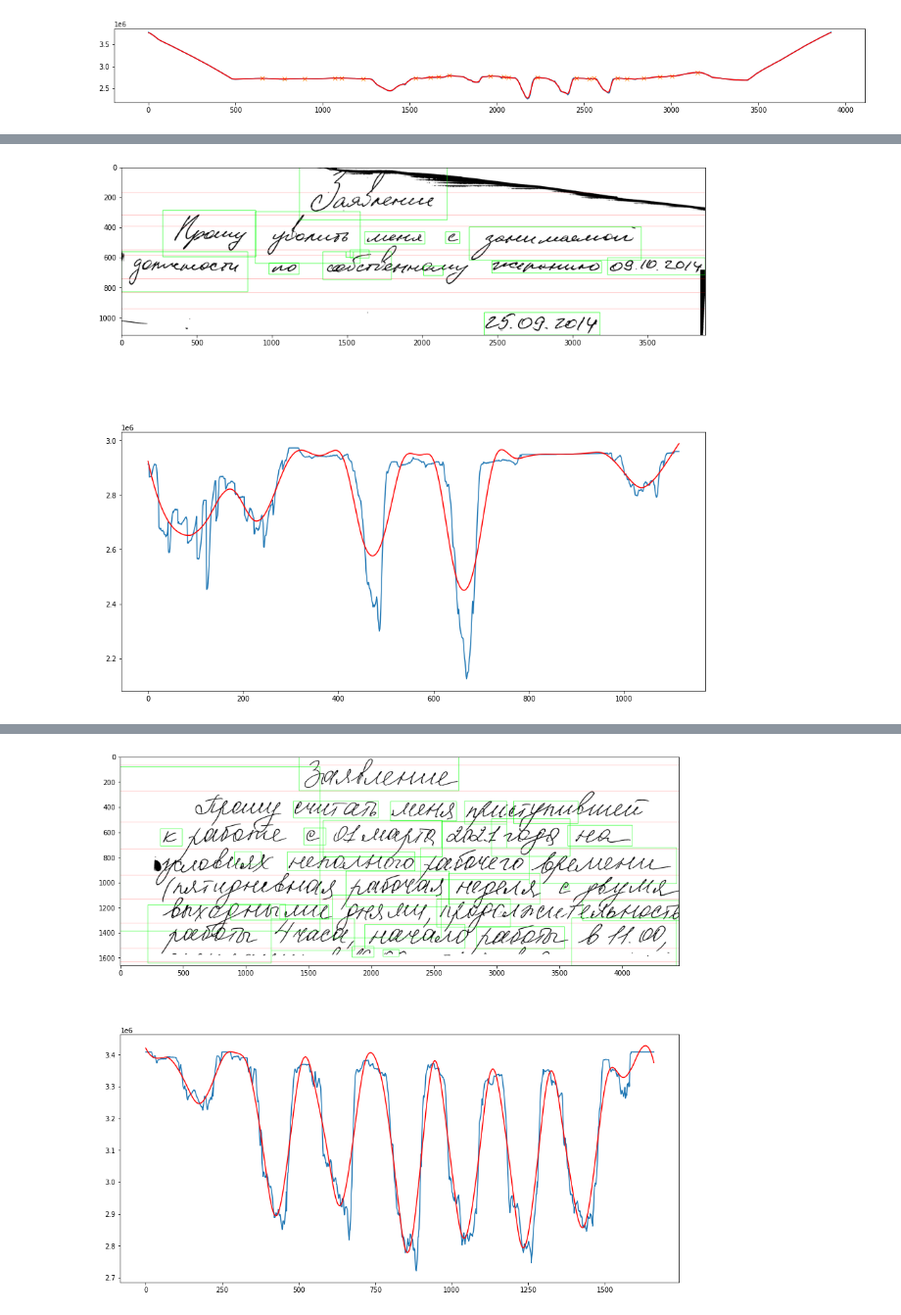
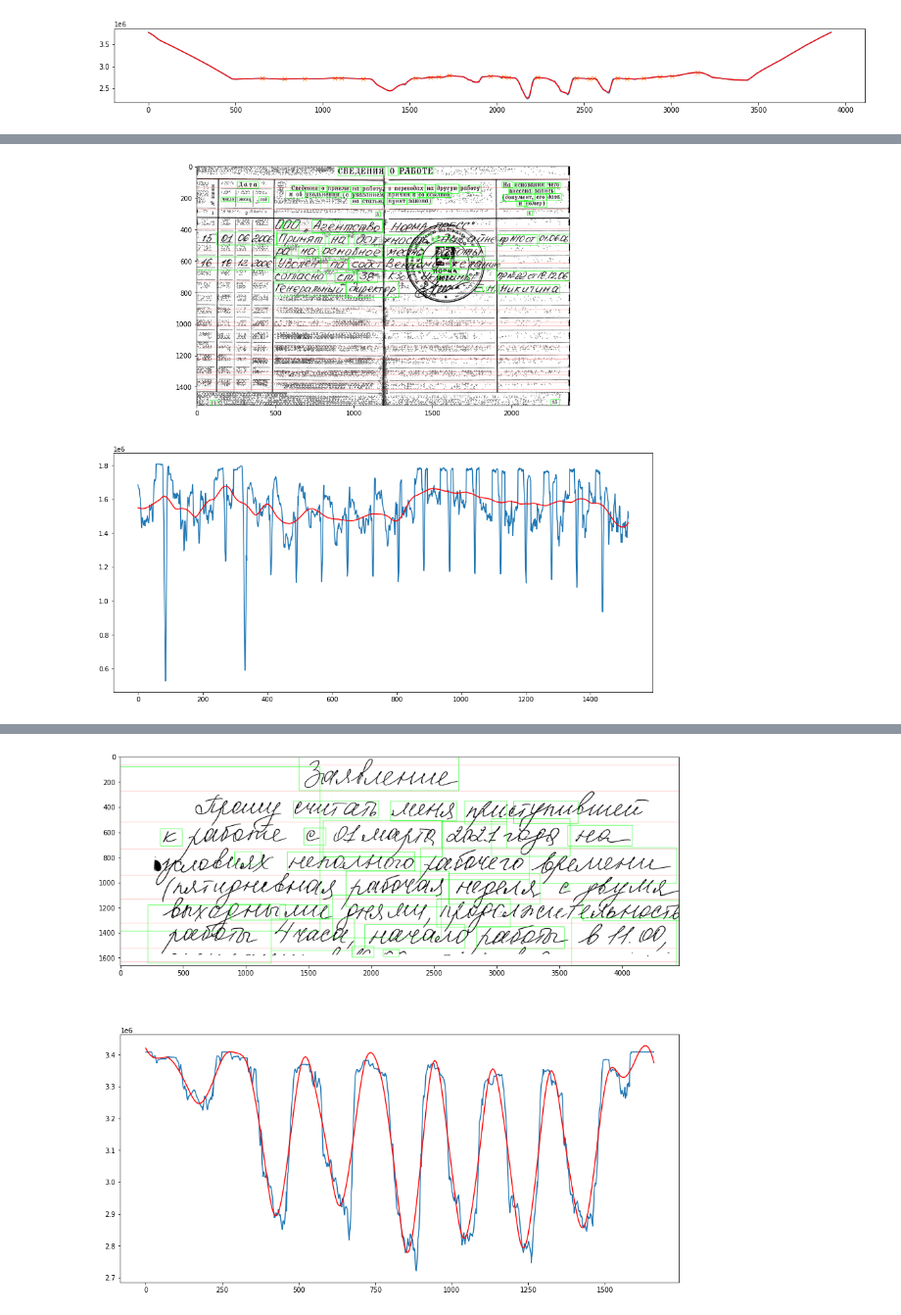
Before and after one commit to NastyBoget/hrtr, a Jupyter notebook: notebooks/new_line_segmentation.ipynb, the cells around one changed output, grey strips where cells are left out. Shown at 98% size. Saved outputs shown, nothing was run; the diff lists cells and outputs as text; code cells hidden in the pictures.

Commit message:
refactoring line segmentation method, add time calculation

```diff
--- a/notebooks/new_line_segmentation.ipynb
+++ b/notebooks/new_line_segmentation.ipynb
@@ -22,12 +25,3 @@ def get_bboxes(img_path: str) -> List[tuple]:
     h, w, _ = img.shape
     bboxes = [(int(box[0] * w), int(box[1] * h), int(box[2] * w), int(box[3] * h)) for box in out[0]]
     return bboxes
-# %%
-model = detection_predictor(arch='db_resnet50', pretrained=True).eval()
-
-def get_bboxes(img_path: str) -> List[tuple]:
-    img = cv2.imread(img_path)
-    out = model([img])
-    h, w, _ = img.shape
-    bboxes = [(int(box[0] * w), int(box[1] * h), int(box[2] * w), int(box[3] * h)) for box in out[0]]
-    return bboxes
@@ -205,3 +183,4 @@ def test(FILE_NAME: str):
 # %%
-visualise_separators("/home/bekzat/Beka/project_docreader/lising_rotate/IMG_20220425_142405.jpg", method='savgol')
+%%time
+visualise_separators("/home/bekzat/Beka/HTR_Nastya/htr/HTR/lising_documents/scan_tr.jpg", method='savgol')
 # %% [output]
@@ -208 +189 @@ visualise_separators("/home/bekzat/Beka/project_docreader/lising_rotate/IMG_2022
-[figure, old version]
+[figure, new version]
```
Also changed, not shown: parts of 27 cells of this notebook.
